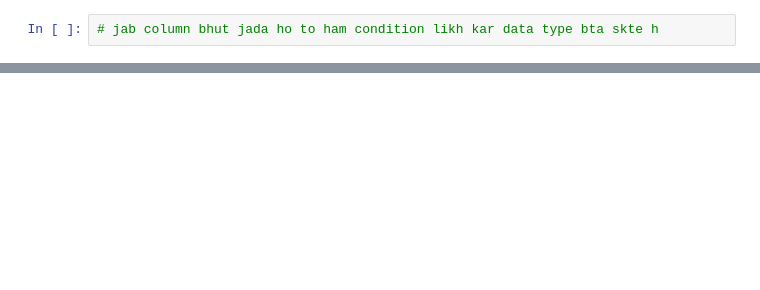
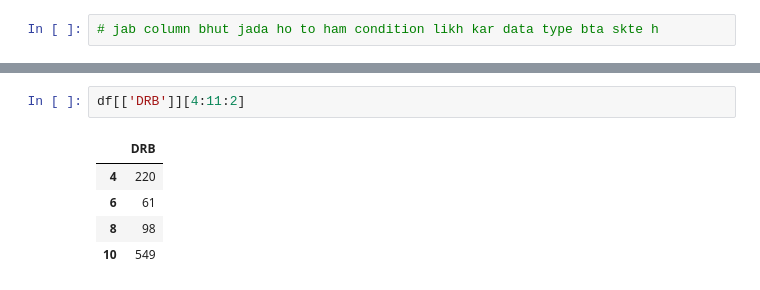
Before and after one commit to anu78600/Learning, a Jupyter notebook: 8.Pandas/Pandas-adv.ipynb, the cells around one changed output, grey strips where cells are left out. Drawn from its saved outputs; the diff is of its cells as text; blank space fills up the shorter version.

```diff
--- a/8.Pandas/Pandas-adv.ipynb
+++ b/8.Pandas/Pandas-adv.ipynb
@@ -66,0 +140,8 @@ df[['GS',"ORB"]]
+# %%
+df[['DRB']][4:11:2]
+# %% [output]
+|  | DRB |
+| 4 | 220 |
+| 6 | 61 |
+| 8 | 98 |
+| 10 | 549 |
```
Also changed, not shown: parts of 11 cells of this notebook.
